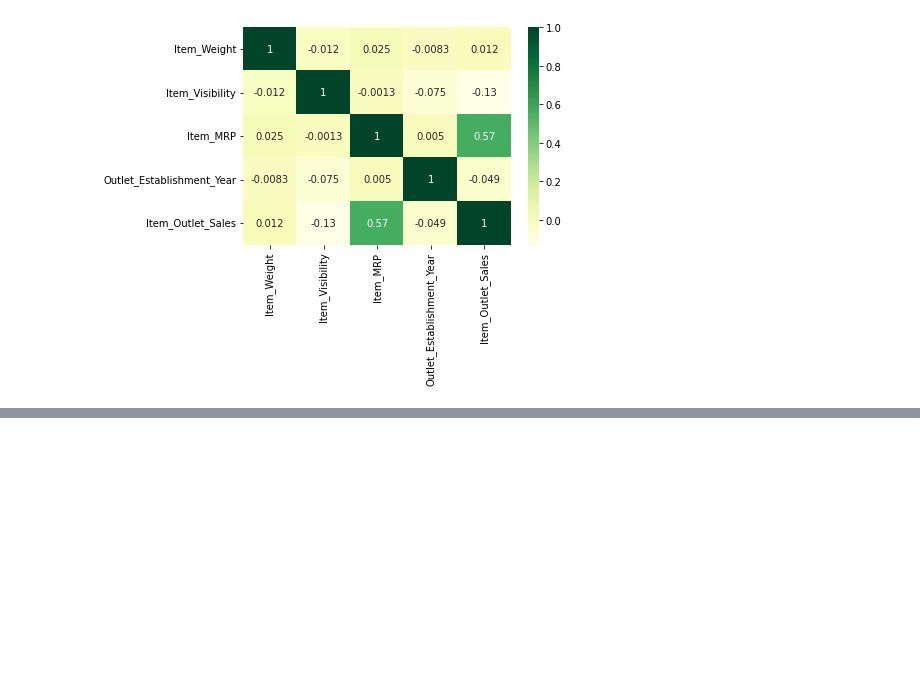
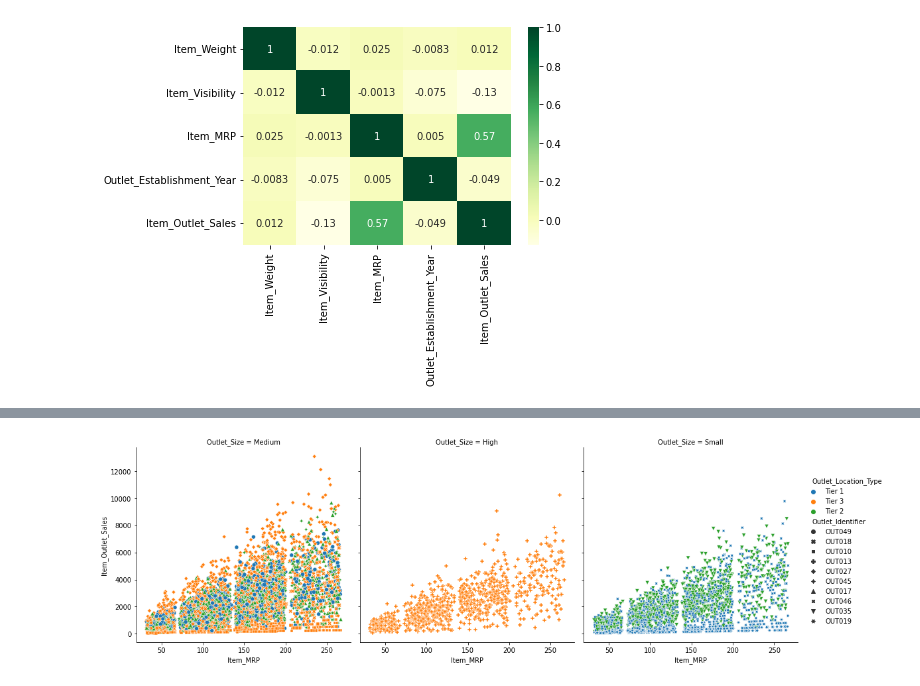
Before and after one commit to s2tandu0p/sales-forecast, a Jupyter notebook: Sales_Predictions.ipynb, the cells around one changed output, grey strips where cells are left out. Saved outputs shown, nothing was run; the diff lists cells and outputs as text; code cells hidden in the pictures; blank space fills up the shorter version.

```diff
--- a/Sales_Predictions.ipynb
+++ b/Sales_Predictions.ipynb
@@ -346,0 +399,9 @@ sns.heatmap(corr, cmap = 'YlGn', annot = True);
+# %%
+# Testing
+sns.relplot(
+    data=df, x="Item_MRP", y="Item_Outlet_Sales",
+    col="Outlet_Size", hue="Outlet_Location_Type", style="Outlet_Identifier",
+    kind="scatter"
+);
+# %% [output]
+[figure, added]
```
Also changed, not shown: parts of 15 cells of this notebook.
